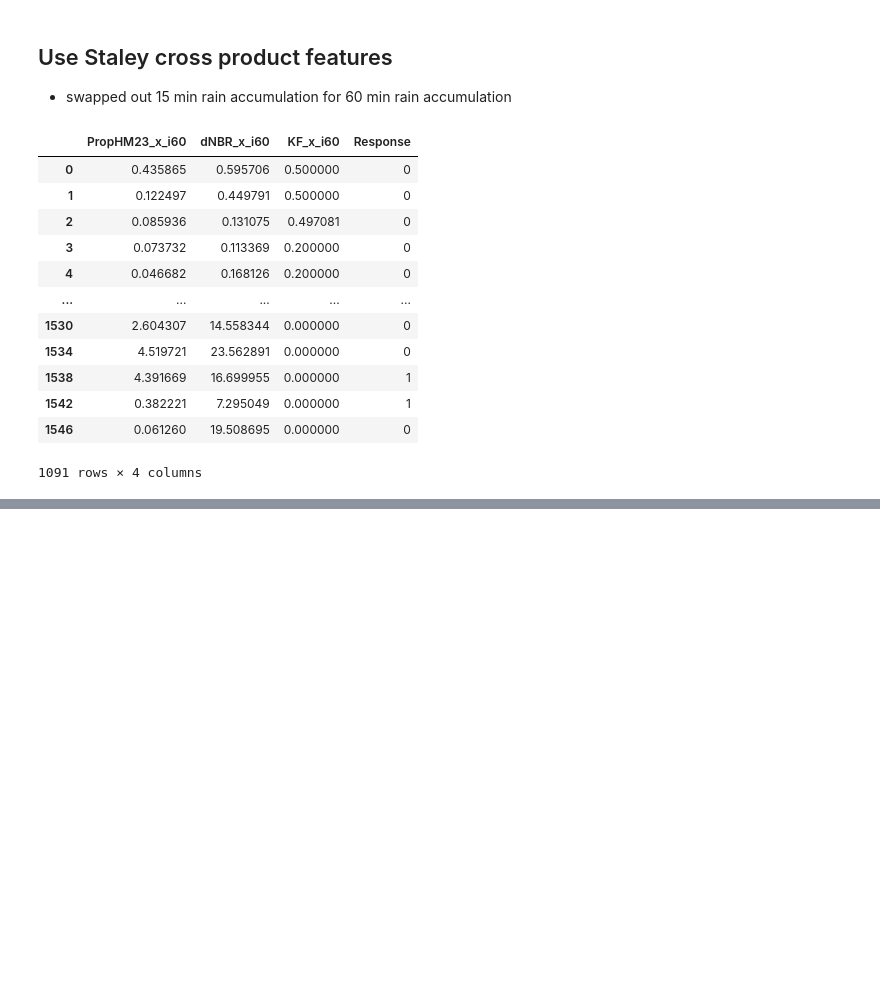
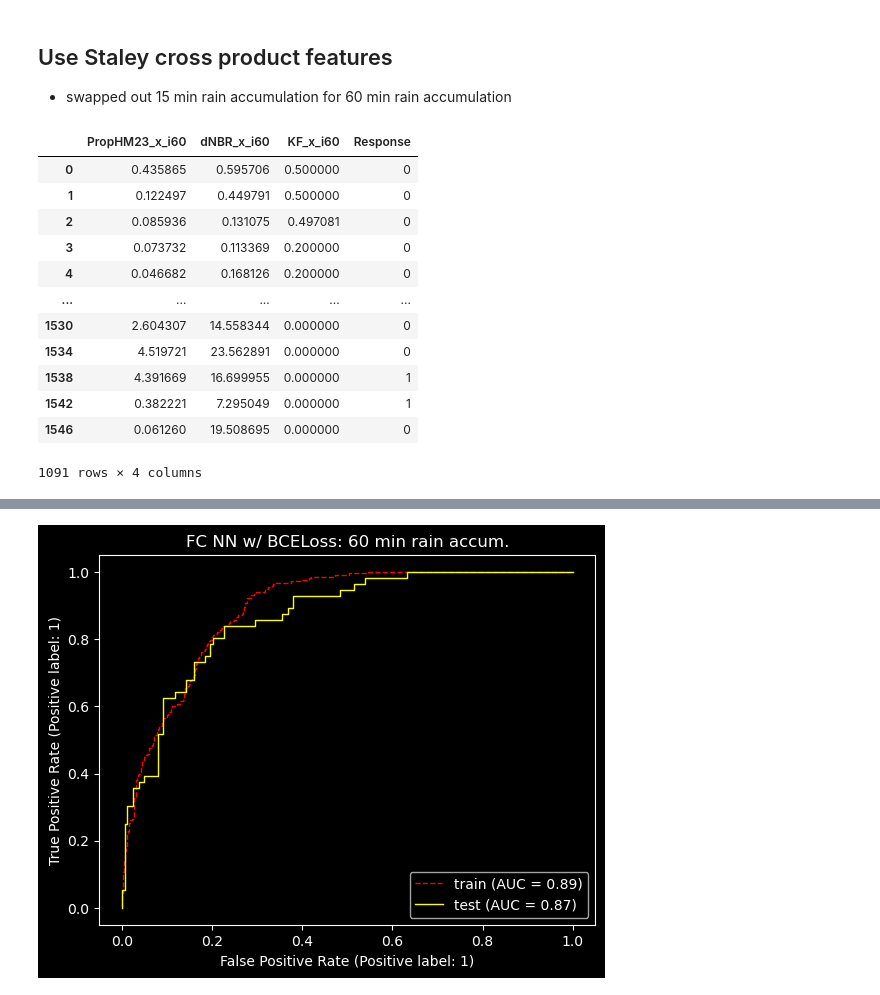
Before and after one commit to gojandrooo/DSE-Capstone, a Jupyter notebook: notebooks/Model Evaluation - Fully Connected Neural Network.ipynb, the cells around one changed output, grey strips where cells are left out. Drawn from its saved outputs; the diff is of its cells as text; code cells hidden in the pictures; blank space fills up the shorter version.

```diff
--- a/notebooks/Model Evaluation - Fully Connected Neural Network.ipynb
+++ b/notebooks/Model Evaluation - Fully Connected Neural Network.ipynb
@@ -851,0 +905,87 @@ F1 Score (test): 0.5438596491228069
+# %%
+# 60 MIN
+if __name__ == '__main__':
+    # Load data
+    data = pd.read_csv('ofr20161106-na-omit-feat-60.csv')
+    X = data.iloc[:, :4] # input features
+    y = data.iloc[:, 4] # debris flow bool
+
+    X_train, X_test, y_train, y_test = train_test_split(X, y, test_size=0.2, random_state=seed)
+    X_train = torch.tensor(X_train.values).float()
+    y_train = torch.tensor(y_train.values).float().view(-1, 1)
+    X_test = torch.tensor(X_test.values).float()
+    y_test = torch.tensor(y_test.values).float().view(-1, 1)
+
+    input_size = X_train.shape[1]
+    hidden_size = 500
+    output_size = 1
+    dropout_rate = 0.2
+    learning_rate = 0.001 # 0.001 is default value for Adam optimizer
+
+    model = Net(input_size, hidden_size, output_size, dropout_rate)
+
+    # criterion = nn.MSELoss()
+    criterion = nn.BCELoss()  # cross-entropy better suited for binary classification than MSE
+    #criterion = nn.BCEWithLogitsLoss(pos_weight=torch.ones([output_size]))
+    #criterion = nn.NLLLoss()
+    optimizer = optim.Adam(model.parameters(), lr=learning_rate)
+
+    num_epochs = 1000
+
+    for epoch in range(num_epochs):
+        y_train_pred = model(X_train)
+        loss = criterion(y_train_pred, y_train)
+        optimizer.zero_grad()
+        loss.backward()
+        optimizer.step()
+
+torch.save(model.state_dict(), 'model.pth')
+y_train_pred = model(X_train)
+y_train_prob = torch.sigmoid(y_train_pred)
+
+y_test_pred = model(X_test)
+y_test_prob = torch.sigmoid(y_test_pred)
+
+train_loss = criterion(y_train_pred, y_train)
+val_loss = criterion(y_test_pred, y_test)
+
+print(f'Training loss: {train_loss}')
+print(f'Validation loss: {val_loss}')
+
+print("\n")
+
+# accuracy
+train_pred_correct = sum(y_train.detach().numpy() == np.round(y_train_pred.detach().numpy()))
+train_accuracy = (train_pred_correct / y_train.shape[0])[0]
+print(f'Training accuracy: {train_accuracy}')
+
+test_pred_correct = sum(y_test.detach().numpy() == np.round(y_test_pred.detach().numpy()))
+test_accuracy = (test_pred_correct / y_test.shape[0])[0]
+print(f'Test accuracy: {test_accuracy}')
+
+# f1
+f1_output = f1_score(y_test, np.round(y_test_pred.detach().numpy()))
+print("\n")
+print(f'F1 Score (test): {f1_output}')
+
+# plot AUC
+fig, ax = plt.subplots()
+
+RocCurveDisplay.from_predictions(y_train.detach().numpy(),
+                                 y_train_pred.detach().numpy(),
+                                 ax=ax,
+                                 linewidth=1,
+                                 color='red',
+                                 name='train',
+                                 linestyle="dashed"
+                                );
+
+RocCurveDisplay.from_predictions(y_test.detach().numpy(),
+                                 y_test_pred.detach().numpy(),
+                                 ax=ax,
+                                 linewidth=1,
+                                 color='yellow',
+                                 name='test');
+
+plt.title('FC NN w/ BCELoss: 60 min rain accum.');
+# %% [output]
@@ -851,0 +1001 @@ F1 Score (test): 0.5438596491228069
+[figure, added]
```
Also changed, not shown: parts of 10 cells of this notebook, 3 other files.
